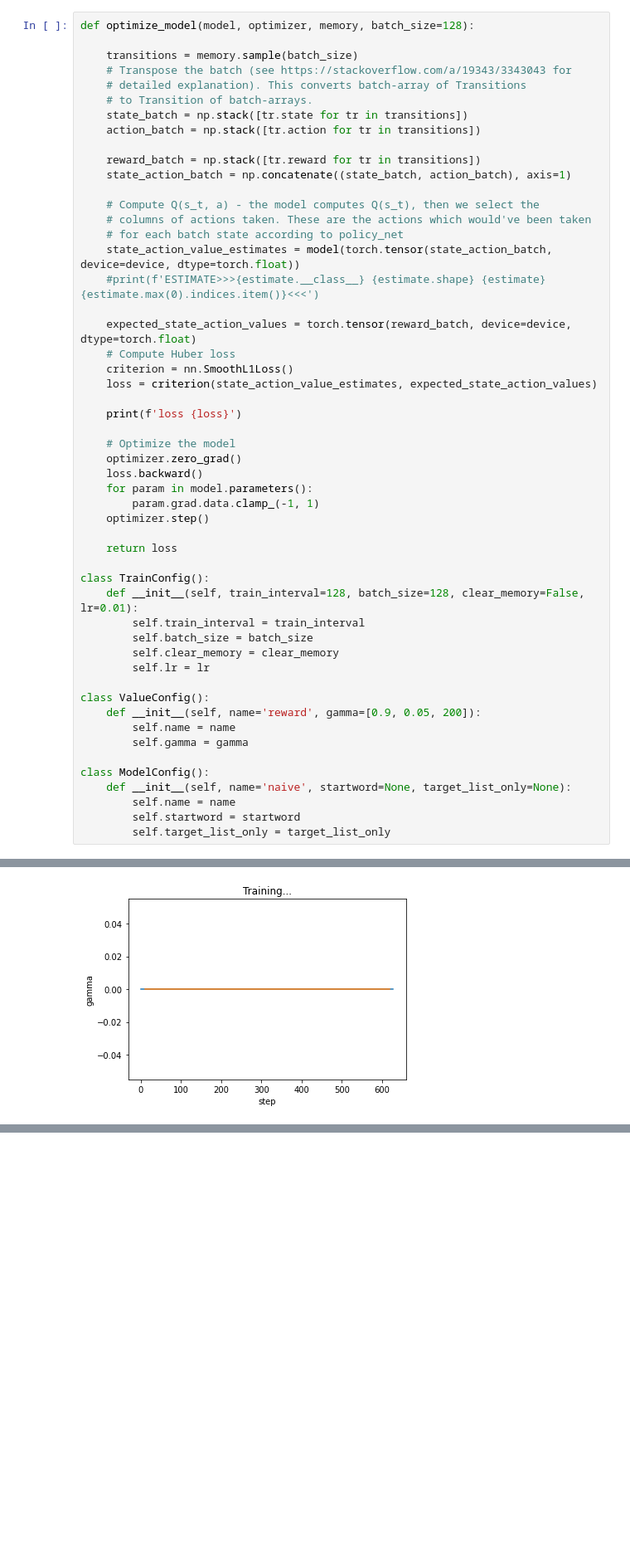
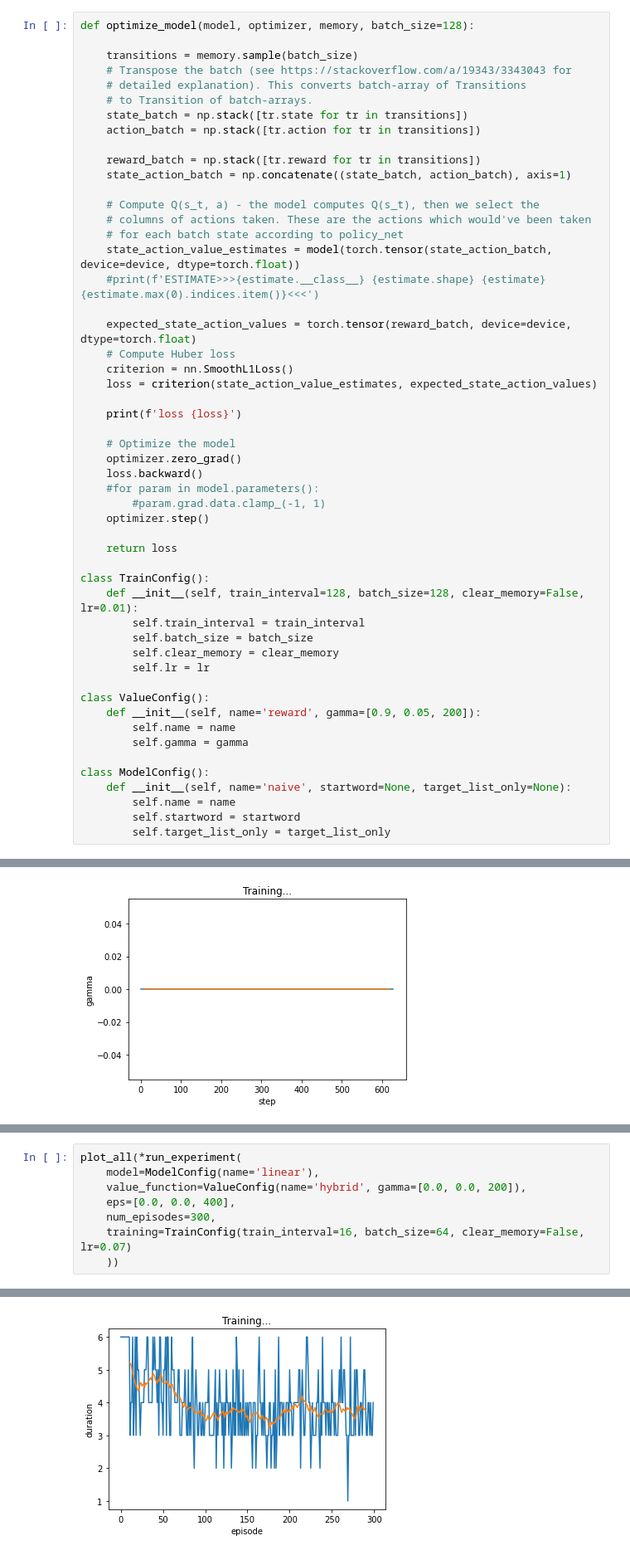
Before and after one commit to kbb29/wordle-solver, a Jupyter notebook: QLearn.ipynb, the cells around one changed output, grey strips where cells are left out. Shown at 83% size. Cells and saved outputs as stored; diff of their text form; blank space fills up the shorter version.

```diff
--- a/QLearn.ipynb
+++ b/QLearn.ipynb
@@ -274,8 +274,8 @@ def optimize_model(model, optimizer, memory, batch_size=128):
     # Optimize the model
     optimizer.zero_grad()
     loss.backward()
-    for param in model.parameters():
-        param.grad.data.clamp_(-1, 1)
+    #for param in model.parameters():
+        #param.grad.data.clamp_(-1, 1)
     optimizer.step()
 
     return loss
@@ -497,0 +468,9 @@ Complete
+# %%
+plot_all(*run_experiment(
+    model=ModelConfig(name='linear'),
+    value_function=ValueConfig(name='hybrid', gamma=[0.0, 0.0, 200]),
+    eps=[0.0, 0.0, 400],
+    num_episodes=300,
+    training=TrainConfig(train_interval=16, batch_size=64, clear_memory=False, lr=0.07)
+    ))
+# %% [output]
@@ -497,0 +494 @@ Complete
+[figure, added]
```
Also changed, not shown: parts of 2 cells of this notebook, 3 other files.
